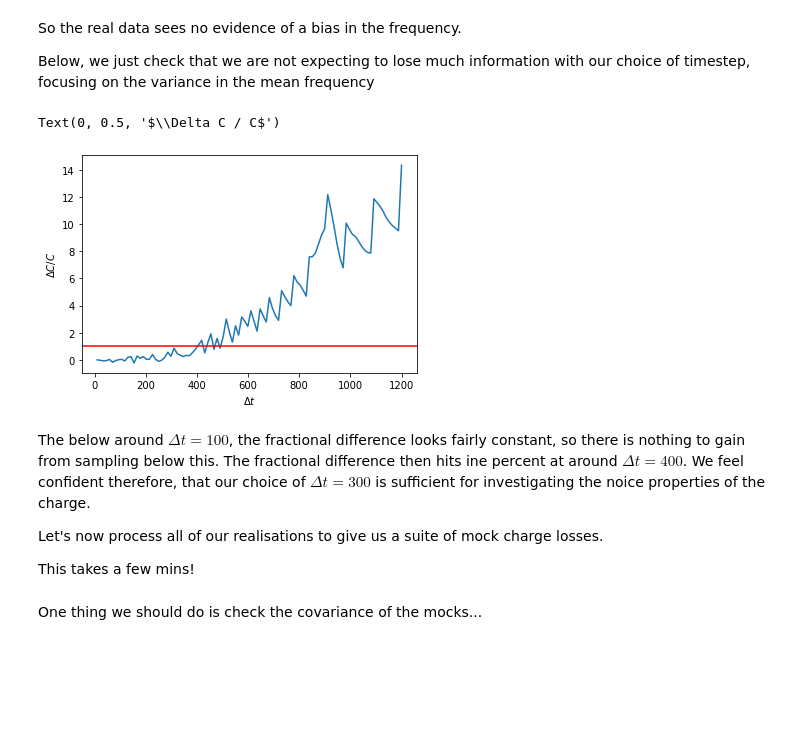
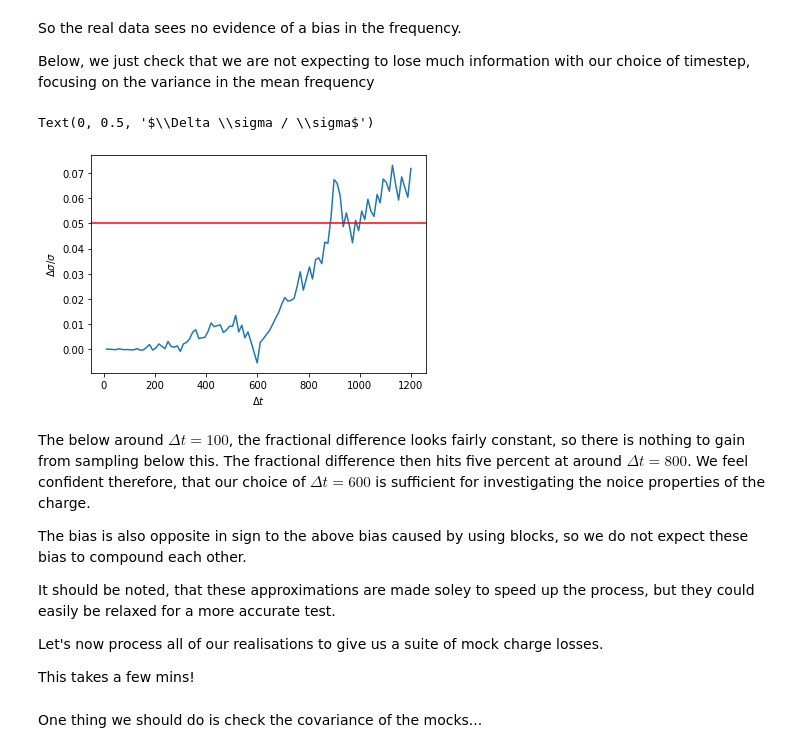
Before and after one commit to LeeWhittaker369/dynamic_containment, a Jupyter notebook: jupyter/modelling_frequency_data.ipynb, the cells around one changed output. Cells and saved outputs as stored; diff of their text form; code cells hidden in the pictures; blank space fills up the shorter version.

```diff
--- a/jupyter/modelling_frequency_data.ipynb
+++ b/jupyter/modelling_frequency_data.ipynb
@@ -271,12 +273,12 @@ I also create my lower resolution simulations to compare the recovered noise est
 # %%
 # first makes sure I generate enough data (18000s = 5hrs)
 
-num_blocks = np.ceil(len(freq_table.delta_freq) / (10800.0))
+num_blocks = np.ceil(len(freq_table.delta_freq) / block_length)
 
-time_step = 300
+time_step = 600
 num_samples = [nreals, int(num_blocks)]
 
-samples = utils.simulate_grf_using_cov(real_space_cov, max_time=10800, time_step=time_step, num_samples=num_samples)
+samples = utils.simulate_grf_using_cov(real_space_cov, max_time=block_length, time_step=time_step, num_samples=num_samples)
 # %%
 new_samples = [s.flatten()[:int(np.ceil(len(freq_table)/time_step))] for s in samples]
 # %%
@@ -302,0 +307,15 @@ np.sqrt(np.sum(cov_matrix) / num_blocks)/np.shape(cov_matrix)[0]
+# %%
+max_seps = np.arange(3000) * 60 + 60
+
+time_step = 600
+real_space_cov = utils.temporal_covariance(freq_table, max_sep=block_length, step=time_step)
+cov_matrix = utils.square_cov(real_space_cov, max_time=max_seps[-1], time_step=time_step)
+# %%
+test = []
+
+for i in max_seps:
+
+    num_blocks = np.ceil(len(freq_table.delta_freq) / (i))
+    test.append(
+        np.sqrt(np.sum(cov_matrix[:int(i/time_step), :int(i/time_step)]) * num_blocks) / num_blocks / int(i/time_step+1)
+    )
@@ -315,19 +353,23 @@ time_step_arr = np.linspace(10,1200, num=100)
 
 for t in time_step_arr:
 
-    cov_matrix = utils.square_cov(real_space_cov, max_time=10800, time_step=t)
+    cov_matrix = utils.square_cov(real_space_cov, max_time=block_length, time_step=t)
 
     std_vs_time_step.append(np.sqrt(np.sum(cov_matrix) / num_blocks)/np.shape(cov_matrix)[0])
 # %%
-plt.plot(time_step_arr, 100*(std_vs_time_step-std_vs_time_step[0])/std_vs_time_step[0])
-plt.axhline(1.0, color='red')
+plt.plot(time_step_arr, (std_vs_time_step-std_vs_time_step[0])/std_vs_time_step[0])
+plt.axhline(0.05, color='red')
 plt.xlabel('$\Delta t$')
-plt.ylabel('$\Delta C / C$')
+plt.ylabel('$\Delta \sigma / \sigma$')
 # %% [output]
-Text(0, 0.5, '$\\Delta C / C$')
+Text(0, 0.5, '$\\Delta \\sigma / \\sigma$')
-[figure, old version]
+[figure, new version]
 # %% [markdown]
-The below around $\Delta t=100$, the fractional difference looks fairly constant, so there is nothing to gain from sampling below this. The fractional difference then hits ine percent at around $\Delta t=400$. We feel confident therefore, that our choice of $\Delta t=300$ is sufficient for investigating the noice properties of the charge.
+The below around $\Delta t=100$, the fractional difference looks fairly constant, so there is nothing to gain from sampling below this. The fractional difference then hits five percent at around $\Delta t=800$. We feel confident therefore, that our choice of $\Delta t=600$ is sufficient for investigating the noice properties of the charge.
+
+The bias is also opposite in sign to the above bias caused by using blocks, so we do not expect these bias to compound each other.
+
+It should be noted, that these approximations are made soley to speed up the process, but they could easily be relaxed for a more accurate test.
 
 Let's now process all of our realisations to give us a suite of mock charge losses.
 
```
Also changed, not shown: parts of 49 cells of this notebook, 3 other files.
